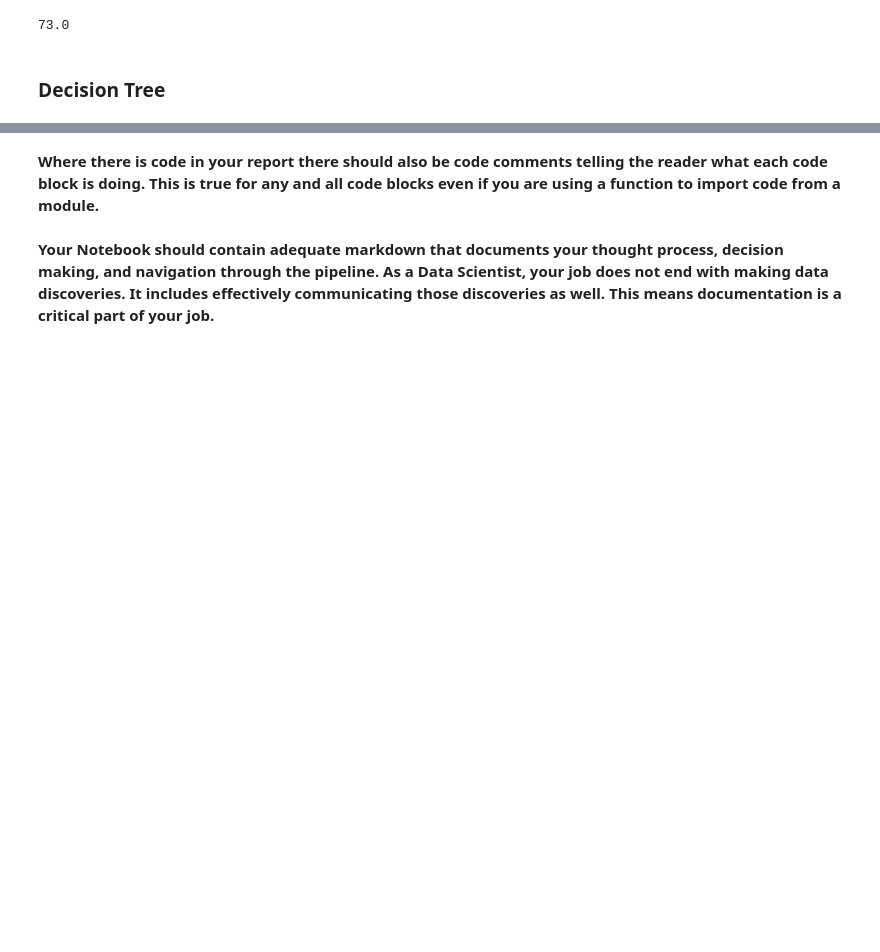
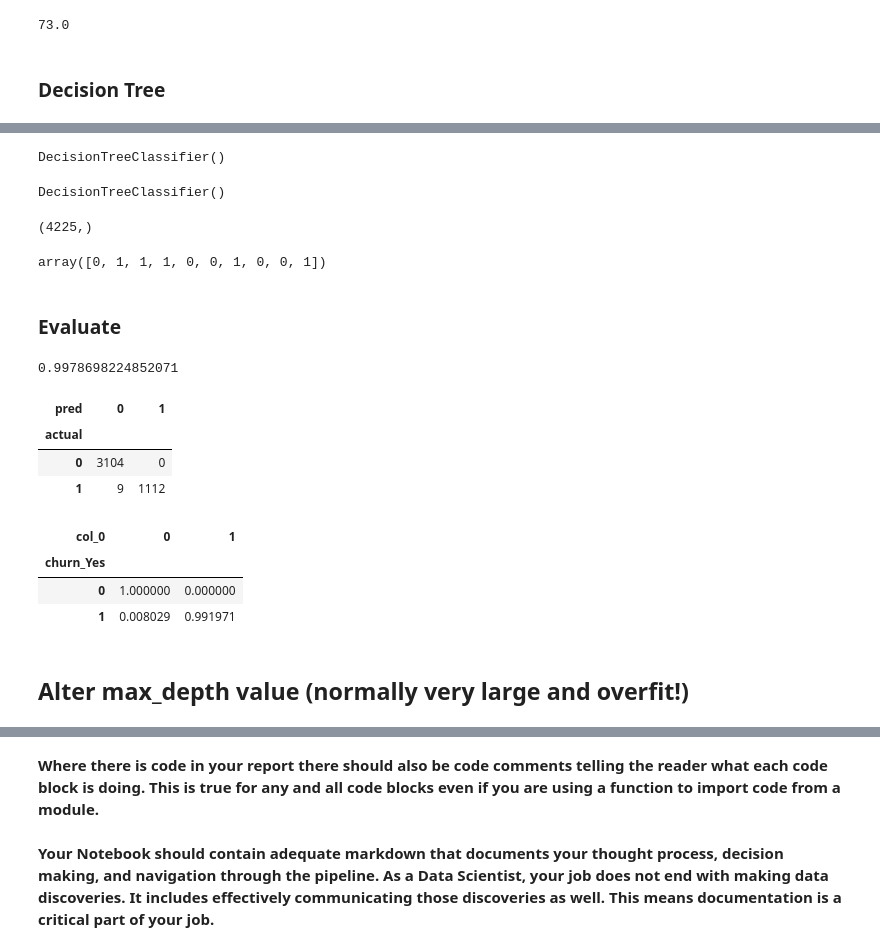
Before and after one commit to Josue-Gonzalez627/Telco_Classification_Project, a Jupyter notebook: telco_final.ipynb, the cells around one changed output, grey strips where cells are left out. Cells and saved outputs as stored; diff of their text form; code cells hidden in the pictures; blank space fills up the shorter version.

```diff
--- a/telco_final.ipynb
+++ b/telco_final.ipynb
@@ -307,0 +239,32 @@ Printout of model code should read: <br>
+# %%
+### We want ONLY the target variable
+y_train = train.churn_Yes
+y_validate = validate.churn_Yes
+y_test = test.churn_Yes
+# %%
+# create the object
+tree = DecisionTreeClassifier() ###here is where max_depth would go
+tree
+# %% [output]
+DecisionTreeClassifier()
+# %%
+# fit the object
+tree.fit(X_train, y_train) #fit only the TRAIN DATA!
+# %% [output]
+DecisionTreeClassifier()
+# %%
+# store my predicted values
+y_pred = tree.predict(X_train)
+print(y_pred.shape)
+
+y_pred[:10]
+# %% [output]
+(4225,)
+array([0, 1, 1, 1, 0, 0, 1, 0, 0, 1])
+# %% [markdown]
+### Evaluate
+# %%
+#accuracy score
+tree.score(X_train, y_train)
+# %% [output]
+0.9978698224852071
@@ -307,0 +273,10 @@ Printout of model code should read: <br>
+# %%
+# Misty preferred
+# columns are predicted, rows are actual values
+counts = pd.crosstab(y_train, y_pred, rownames=['actual'], colnames=['pred'])
+counts
+# %% [output]
+| pred | 0 | 1 |
+| actual |  |  |
+| 0 | 3104 | 0 |
+| 1 | 9 | 1112 |
@@ -307,0 +292,9 @@ Printout of model code should read: <br>
+# %%
+pd.crosstab(y_train, y_pred, normalize='index')
+# %% [output]
+| col_0 | 0 | 1 |
+| churn_Yes |  |  |
+| 0 | 1.000000 | 0.000000 |
+| 1 | 0.008029 | 0.991971 |
+# %% [markdown]
+## Alter max_depth value (normally very large and overfit!)
```
Also changed, not shown: parts of 23 cells of this notebook.
